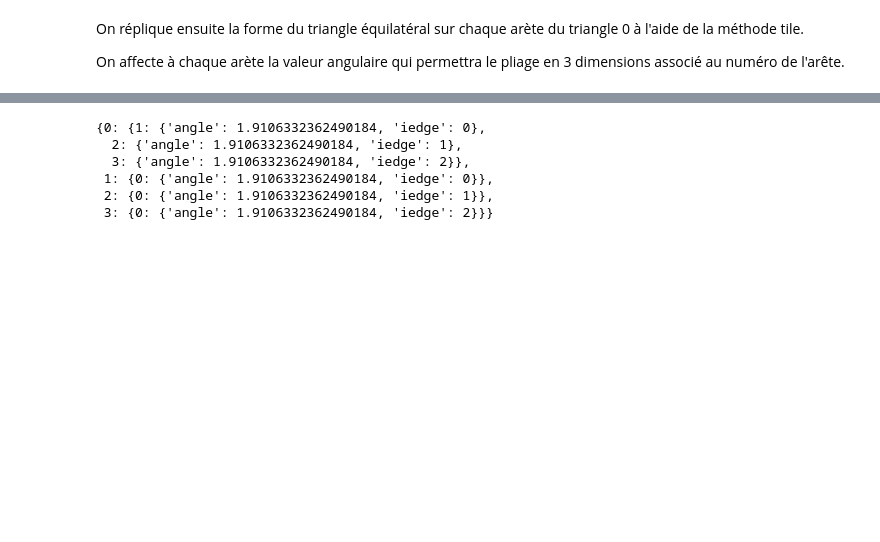
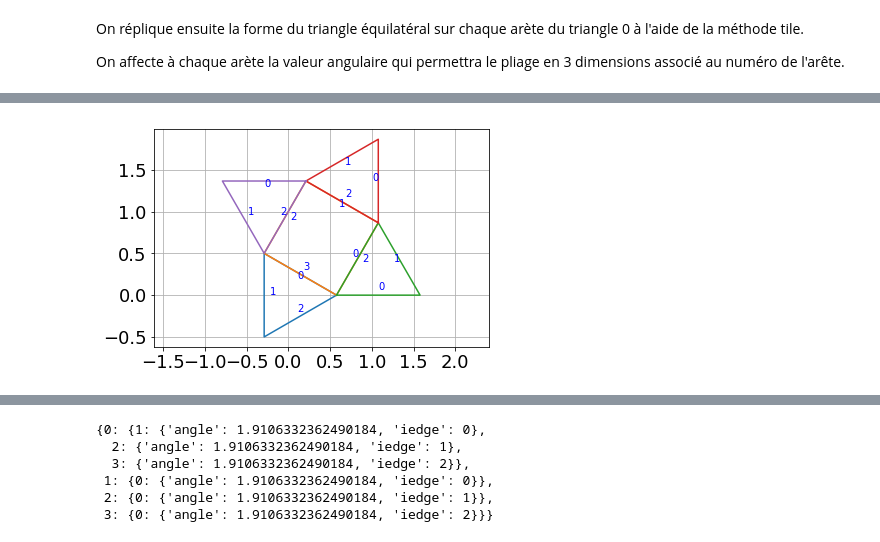
Before and after one commit to cadracks-project/ccad, a Jupyter notebook: doc/notebook/Polyedre.ipynb, the cells around one changed output, grey strips where cells are left out. Drawn from its saved outputs; the diff is of its cells as text; code cells hidden in the pictures; blank space fills up the shorter version.

```diff
--- a/doc/notebook/Polyedre.ipynb
+++ b/doc/notebook/Polyedre.ipynb
@@ -34,0 +49,4 @@ On affecte à chaque arète la valeur angulaire qui permettra le pliage en 3 dim
+# %%
+tetranet.plot()
+# %% [output]
+[figure, added]
```
Also changed, not shown: parts of 29 cells of this notebook, 2 other files.
